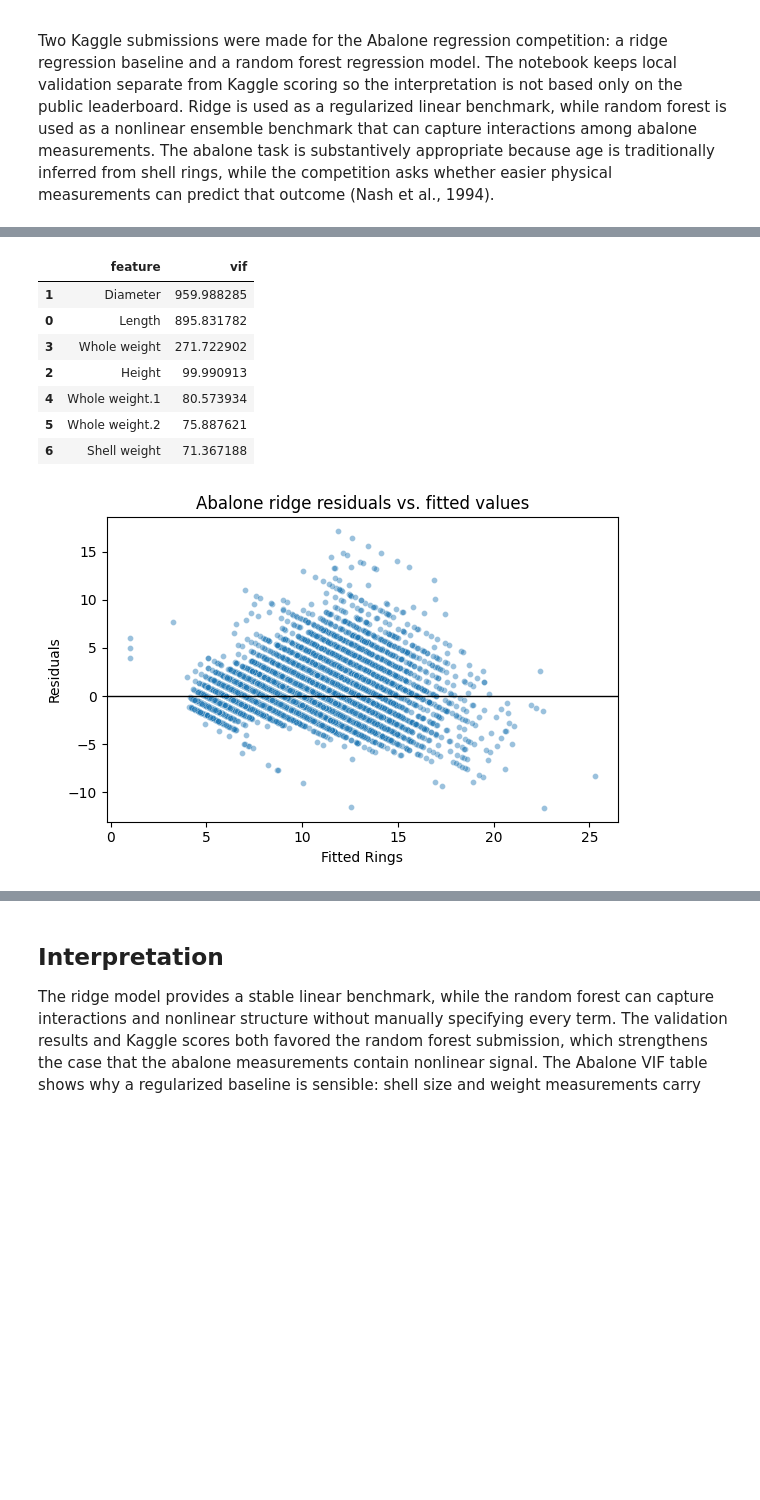
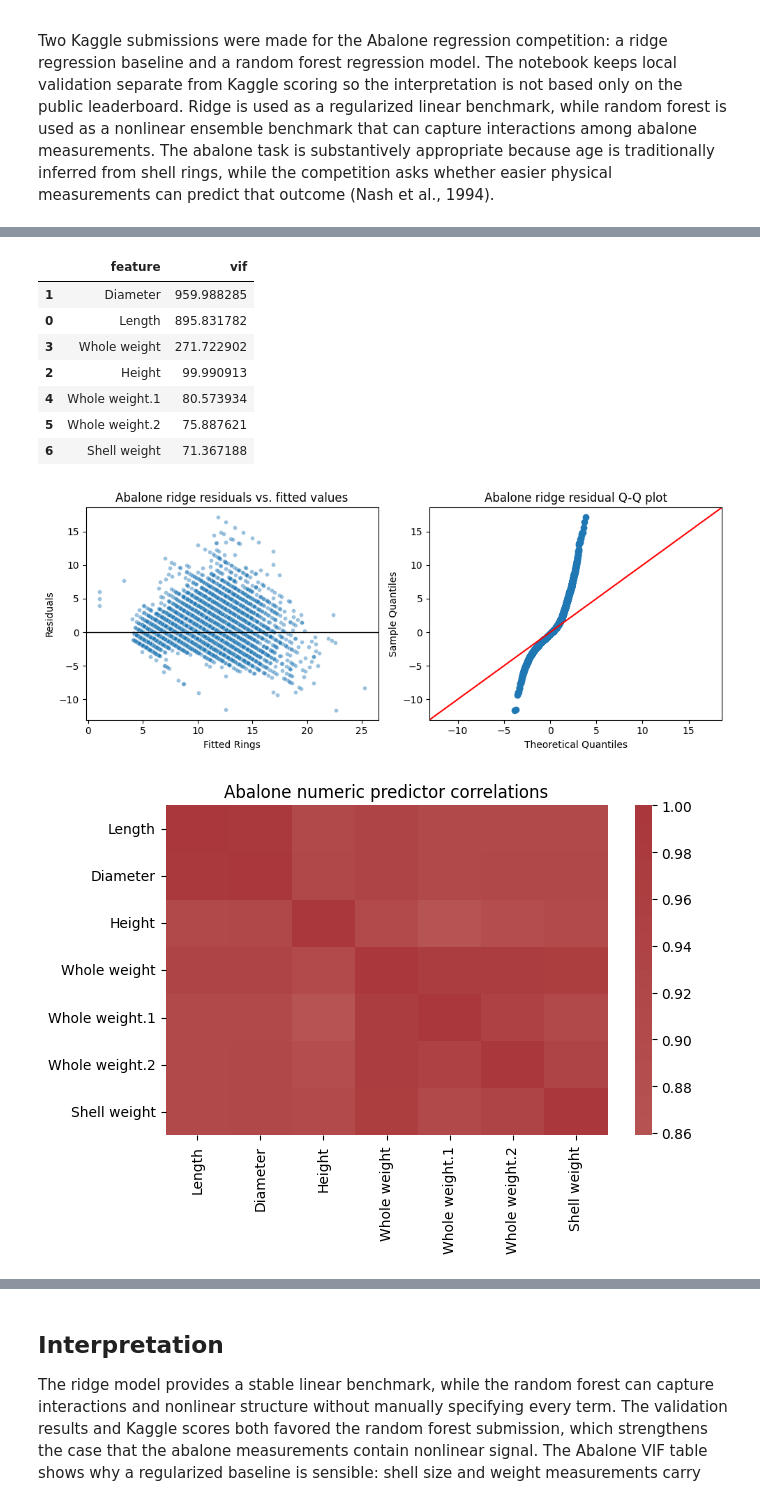
Before and after one commit to maldo81/dds-8555-predictive-analysis, a Jupyter notebook: Week 2/Assignment 2/MaldonadoJDDS8555-2.ipynb, the cells around one changed output, grey strips where cells are left out. Saved outputs shown, nothing was run; the diff lists cells and outputs as text; code cells hidden in the pictures; blank space fills up the shorter version.

```diff
--- a/Week 2/Assignment 2/MaldonadoJDDS8555-2.ipynb
+++ b/Week 2/Assignment 2/MaldonadoJDDS8555-2.ipynb
@@ -219,32 +343,40 @@ display(validation_results)
 # %%
 from statsmodels.stats.outliers_influence import variance_inflation_factor
 
 abalone_numeric = X_train[num].copy()
 abalone_vif = pd.DataFrame({
     "feature": num,
     "vif": [variance_inflation_factor(abalone_numeric.values, i) for i in range(abalone_numeric.shape[1])],
 }).sort_values("vif", ascending=False)
 display(abalone_vif)
 
 ridge_pred = np.maximum(models["Ridge"].predict(X_valid), 1)
 ridge_resid = y_valid - ridge_pred
-fig, ax = plt.subplots(figsize=(6, 4))
-sns.scatterplot(x=ridge_pred, y=ridge_resid, s=18, alpha=.45, ax=ax)
-ax.axhline(0, color="black", linewidth=1)
-ax.set_title("Abalone ridge residuals vs. fitted values")
-ax.set_xlabel("Fitted Rings")
-ax.set_ylabel("Residuals")
+fig, axes = plt.subplots(1, 2, figsize=(10, 4))
+sns.scatterplot(x=ridge_pred, y=ridge_resid, s=18, alpha=.45, ax=axes[0])
+axes[0].axhline(0, color="black", linewidth=1)
+axes[0].set_title("Abalone ridge residuals vs. fitted values")
+axes[0].set_xlabel("Fitted Rings")
+axes[0].set_ylabel("Residuals")
+sm.qqplot(ridge_resid, line="45", ax=axes[1])
+axes[1].set_title("Abalone ridge residual Q-Q plot")
 plt.tight_layout()
+
+fig, ax = plt.subplots(figsize=(7, 5))
+sns.heatmap(abalone_numeric.corr(), cmap="vlag", center=0, ax=ax)
+ax.set_title("Abalone numeric predictor correlations")
+plt.tight_layout()
 # %% [output]
 |  | feature | vif |
 | 1 | Diameter | 959.988285 |
 | 0 | Length | 895.831782 |
 | 3 | Whole weight | 271.722902 |
 | 2 | Height | 99.990913 |
 | 4 | Whole weight.1 | 80.573934 |
 | 5 | Whole weight.2 | 75.887621 |
 | 6 | Shell weight | 71.367188 |
-[figure, old version]
+[figure, new version]
+[figure, added]
 # %%
 import re
 
```
Also changed, not shown: parts of 6 cells of this notebook, 1 other file.
